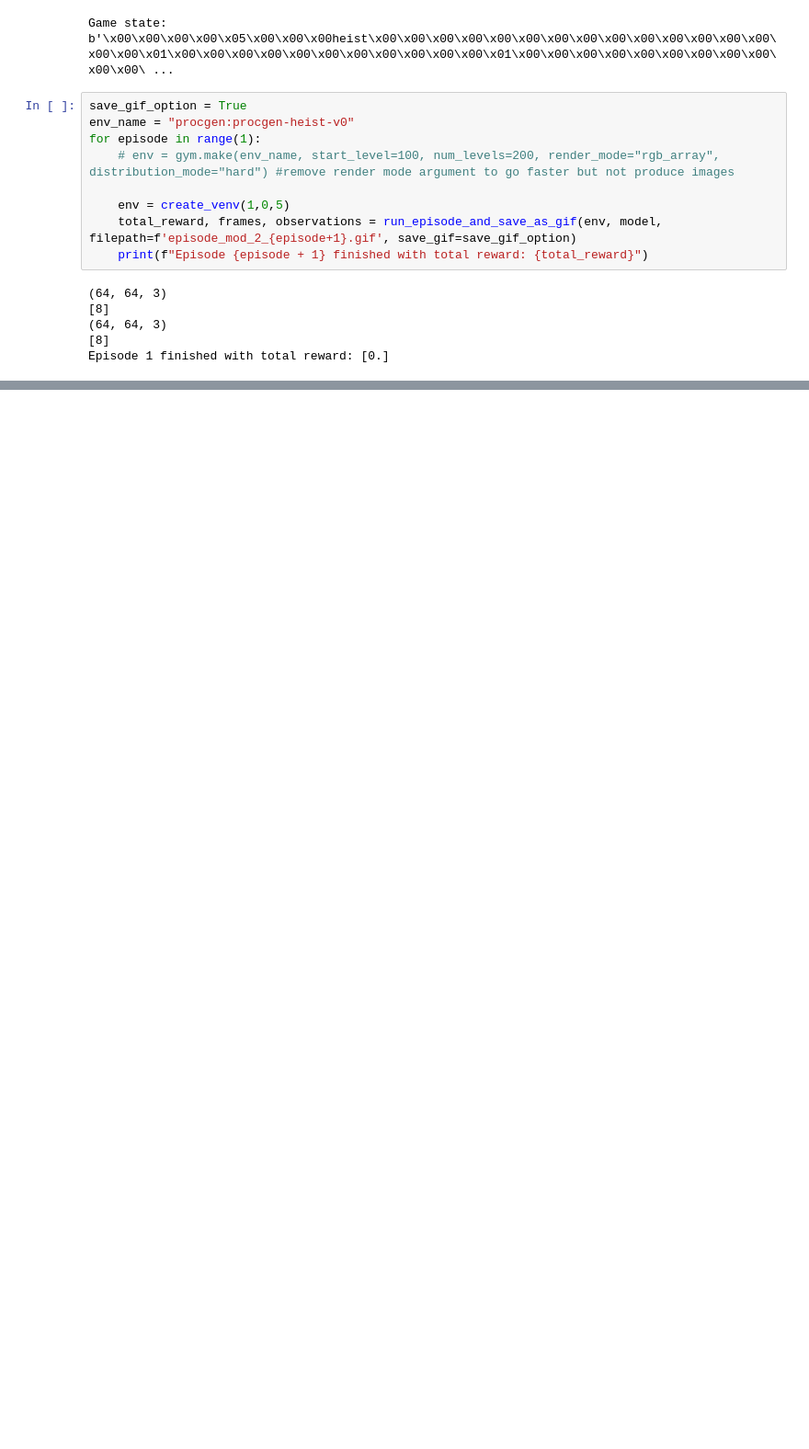
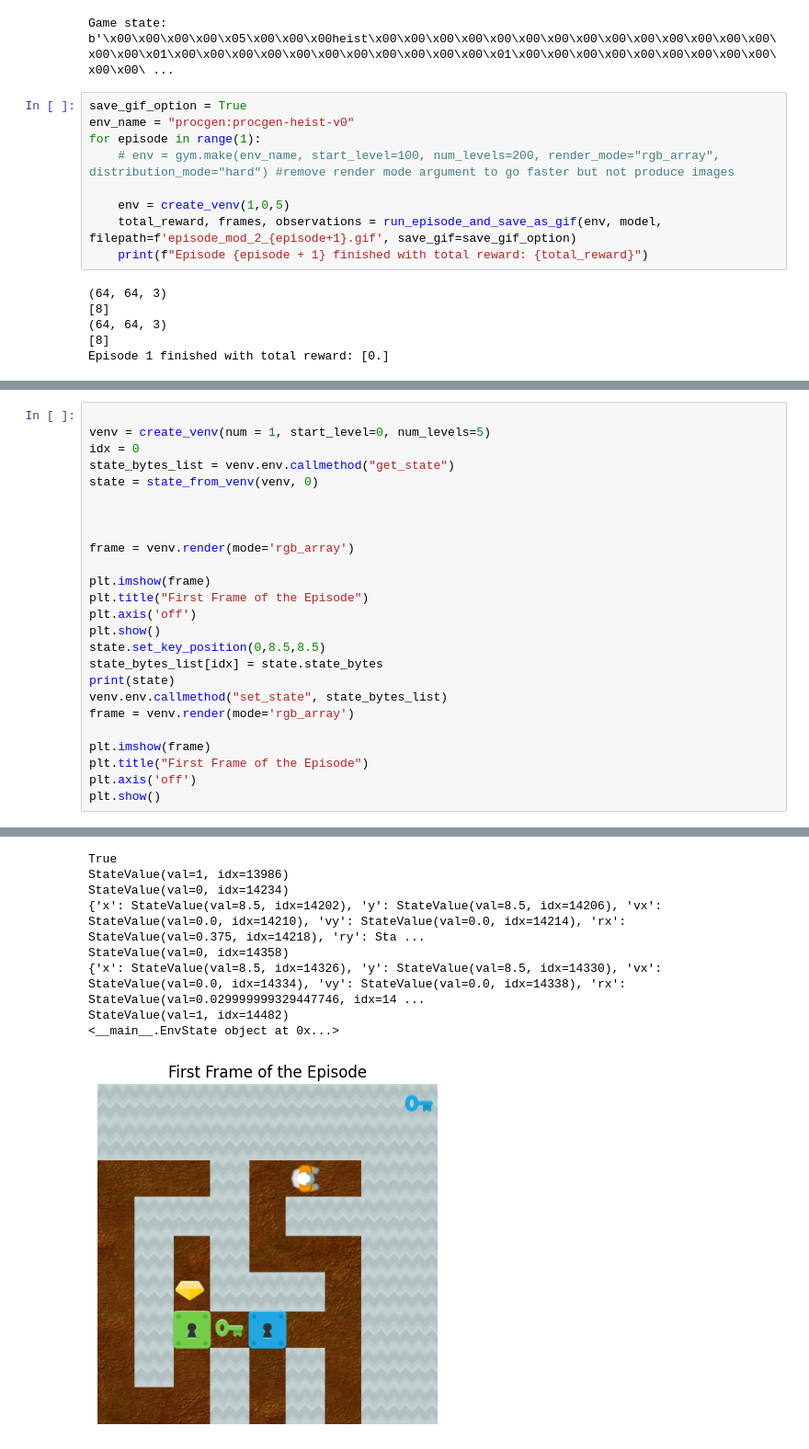
Before and after one commit to BenSturgeon/ai-safety-camp-2024-model-agents, a Jupyter notebook: notebooks/heist.ipynb, the cells around one changed output, grey strips where cells are left out. Shown at 92% size. Saved outputs shown, nothing was run; the diff lists cells and outputs as text; blank space fills up the shorter version.

```diff
--- a/notebooks/heist.ipynb
+++ b/notebooks/heist.ipynb
@@ -580,0 +731,26 @@ Grid Size: 81
+# %%
+
+venv = create_venv(num = 1, start_level=0, num_levels=5)
+idx = 0
+state_bytes_list = venv.env.callmethod("get_state")
+state = state_from_venv(venv, 0)
+
+
+
+frame = venv.render(mode='rgb_array')
+
+plt.imshow(frame)
+plt.title("First Frame of the Episode")
+plt.axis('off')
+plt.show()
+state.set_key_position(0,8.5,8.5)
+state_bytes_list[idx] = state.state_bytes
+print(state)
+venv.env.callmethod("set_state", state_bytes_list)
+frame = venv.render(mode='rgb_array')
+
+plt.imshow(frame)
+plt.title("First Frame of the Episode")
+plt.axis('off')
+plt.show()
+# %% [output]
@@ -581 +758,10 @@ Grid Size: 81
+True
+StateValue(val=1, idx=13986)
+StateValue(val=0, idx=14234)
+{'x': StateValue(val=8.5, idx=14202), 'y': StateValue(val=8.5, idx=14206), 'vx': StateValue(val=0.0, idx=14210), 'vy': StateValue(val=0.0, idx=14214), 'rx': StateValue(val=0.375, idx=14218), 'ry': Sta ...
+StateValue(val=0, idx=14358)
+{'x': StateValue(val=8.5, idx=14326), 'y': StateValue(val=8.5, idx=14330), 'vx': StateValue(val=0.0, idx=14334), 'vy': StateValue(val=0.0, idx=14338), 'rx': StateValue(val=0.029999999329447746, idx=14 ...
+StateValue(val=1, idx=14482)
+<__main__.EnvState object at 0x...>
+[figure, added]
 # %%
```
Also changed, not shown: parts of 16 cells of this notebook.
